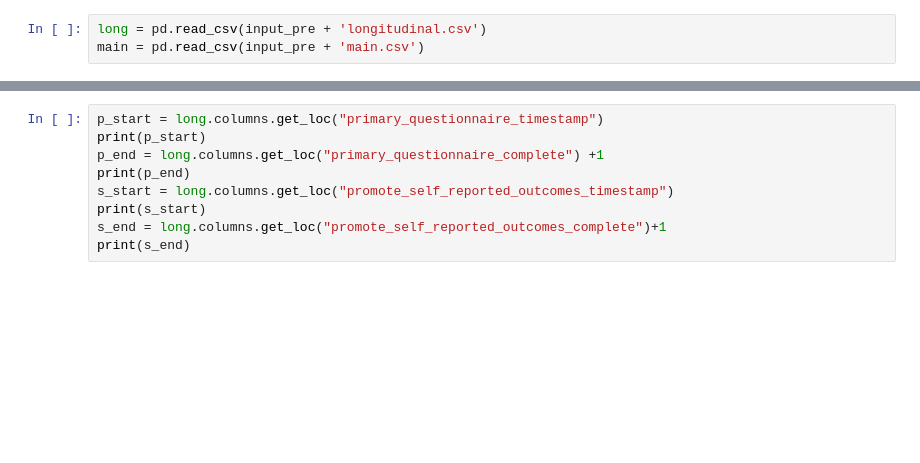
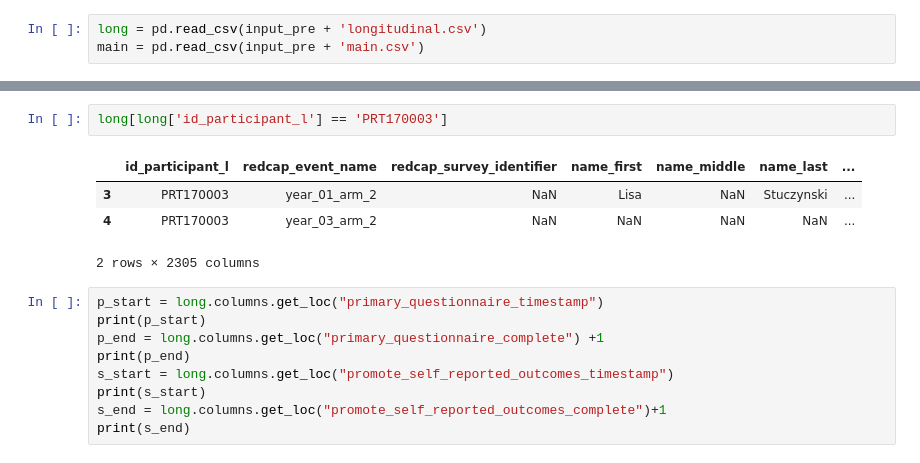
Before and after one commit to ridhimapuri5488/promote_database, a Jupyter notebook: src/promote_files/sanity_check/longitudinal_data.ipynb, the cells around one changed output, grey strips where cells are left out. Saved outputs shown, nothing was run; the diff lists cells and outputs as text; blank space fills up the shorter version.

```diff
--- a/src/promote_files/sanity_check/longitudinal_data.ipynb
+++ b/src/promote_files/sanity_check/longitudinal_data.ipynb
@@ -18,3 +38,10 @@ long.shape
+# %%
+long[long['id_participant_l'] == 'PRT170003']
+# %% [output]
+|  | id_participant_l | redcap_event_name | redcap_survey_identifier | name_first | name_middle | name_last | ... |
+| 3 | PRT170003 | year_01_arm_2 | NaN | Lisa | NaN | Stuczynski | ... |
+| 4 | PRT170003 | year_03_arm_2 | NaN | NaN | NaN | NaN | ... |
+2 rows × 2305 columns
 # %%
 p_start = long.columns.get_loc("primary_questionnaire_timestamp")
 print(p_start)
```
Also changed, not shown: parts of 3 cells of this notebook, 26 other files.
